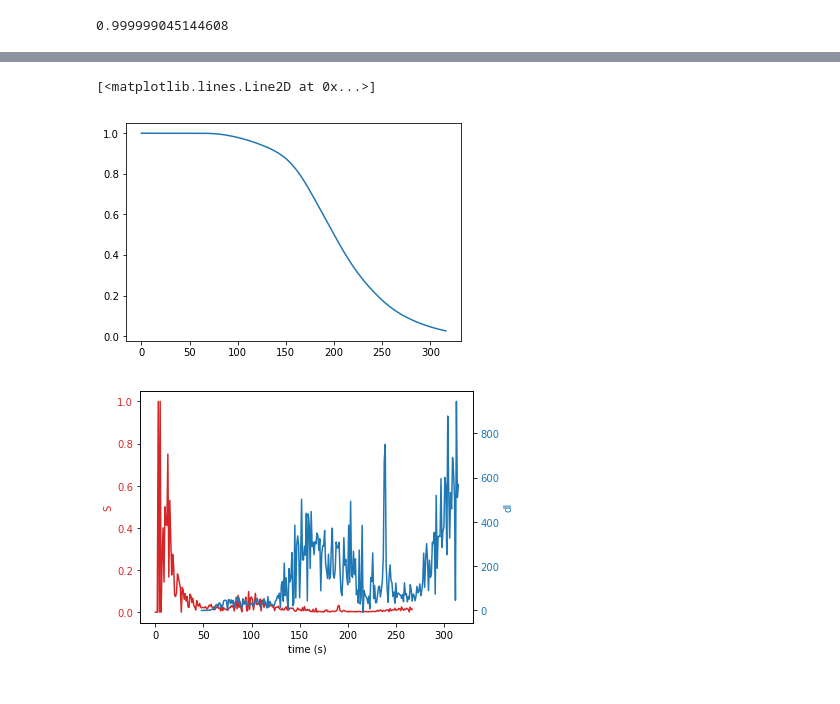
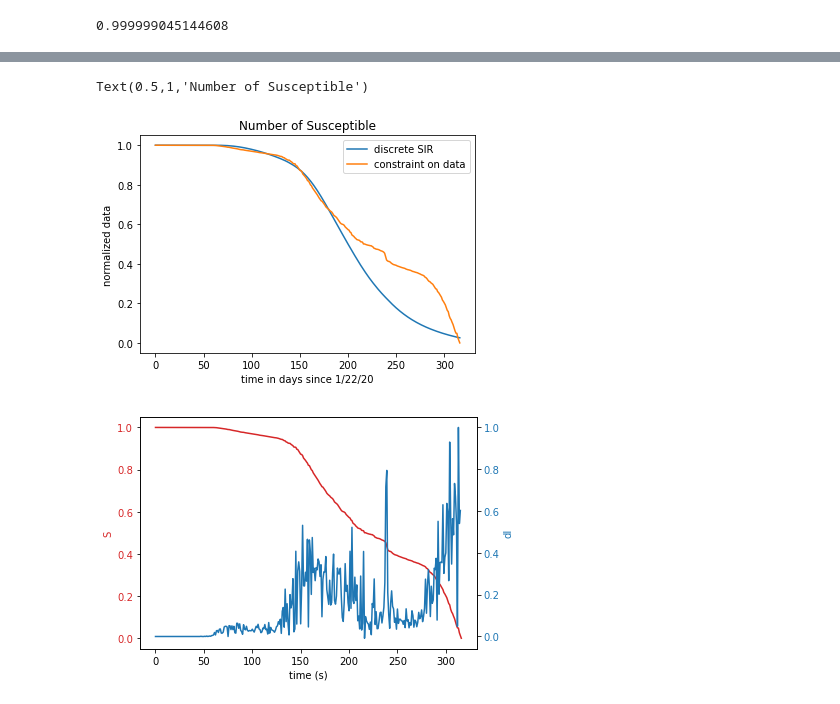
Before and after one commit to Rubalicious/vaccine-allocation, a Jupyter notebook: data.ipynb, the cells around one changed output, grey strips where cells are left out. Saved outputs shown, nothing was run; the diff lists cells and outputs as text; code cells hidden in the pictures.

```diff
--- a/data.ipynb
+++ b/data.ipynb
@@ -157,22 +149,28 @@ NameError: name 'T' is not defined
 # %%
 # recursion function
 def S_rec(t):
     if t == 0:
         return 1
     else:
         return (1-float(I[t-1])/N_Pima+alpha)*S_rec(t-1)
 
 results = [S(t) for t in range(T)]
-plt.plot(range(T), results)
+plt.plot(range(T), results, label='discrete SIR')
+
+alpha = 0
+S_potential = [float(I[-1] - I[s] - alpha)/I[-1] for s in range(T)]
+plt.plot(range(T), S_potential, label='constraint on data')
+plt.legend()
+plt.xlabel('time in days since '+timeseries[0])
+plt.ylabel('normalized data')
+plt.title('Number of Susceptible')
+
+# set alpha = 0.1
+# (N_Pima-I[s])*(1-alpha)
 # %% [output]
-[<matplotlib.lines.Line2D at 0x...>]
+Text(0.5,1,'Number of Susceptible')
-[figure, old version]
+[figure, new version]
 # %%
-# Create some mock data
-t = np.arange(0.01, 10.0, 0.01)
-data1 = np.exp(t)
-data2 = np.sin(2 * np.pi * t)
-
 fig, ax1 = plt.subplots()
 
 color = 'tab:red'
@@ -183,12 +181,14 @@ ax1.tick_params(axis='y', labelcolor=color)
 
 ax2 = ax1.twinx()  # instantiate a second axes that shares the same x-axis
 
+maxdI = np.max(dI)
+norm_dI = [float(e)/maxdI for e in dI]
 color = 'tab:blue'
 ax2.set_ylabel('dI', color=color)  # we already handled the x-label with ax1
-ax2.plot(range(T-1)[48:], dI[48:], color=color)
+ax2.plot(range(T-1), norm_dI, color=color)
 ax2.tick_params(axis='y', labelcolor=color)
 
 fig.tight_layout()  # otherwise the right y-label is slightly clipped
 plt.show()
 # %% [output]
-[figure, old version]
+[figure, new version]
```
Also changed, not shown: parts of 6 cells of this notebook, 1 other file.
